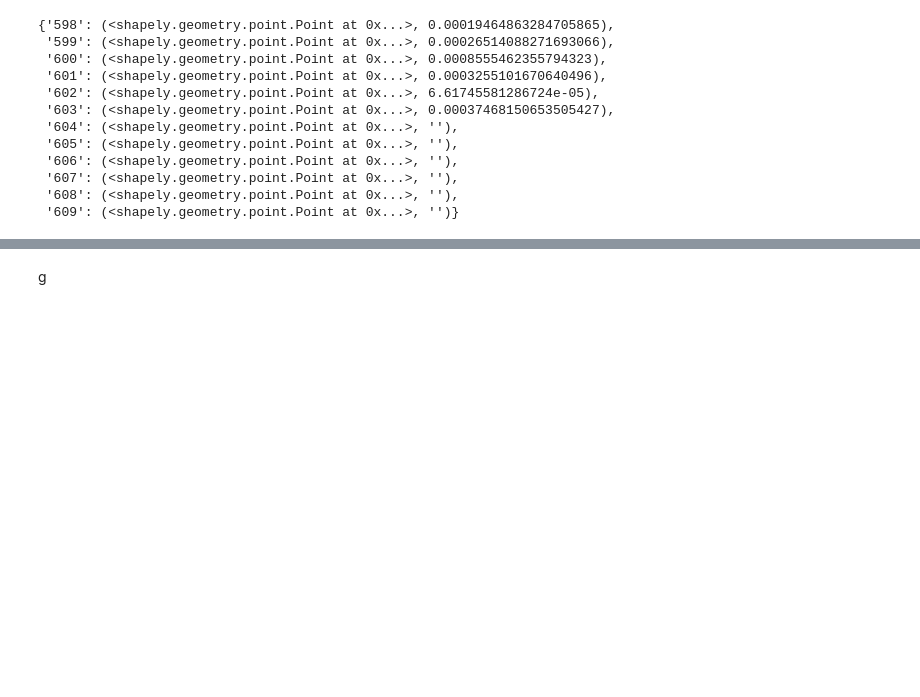
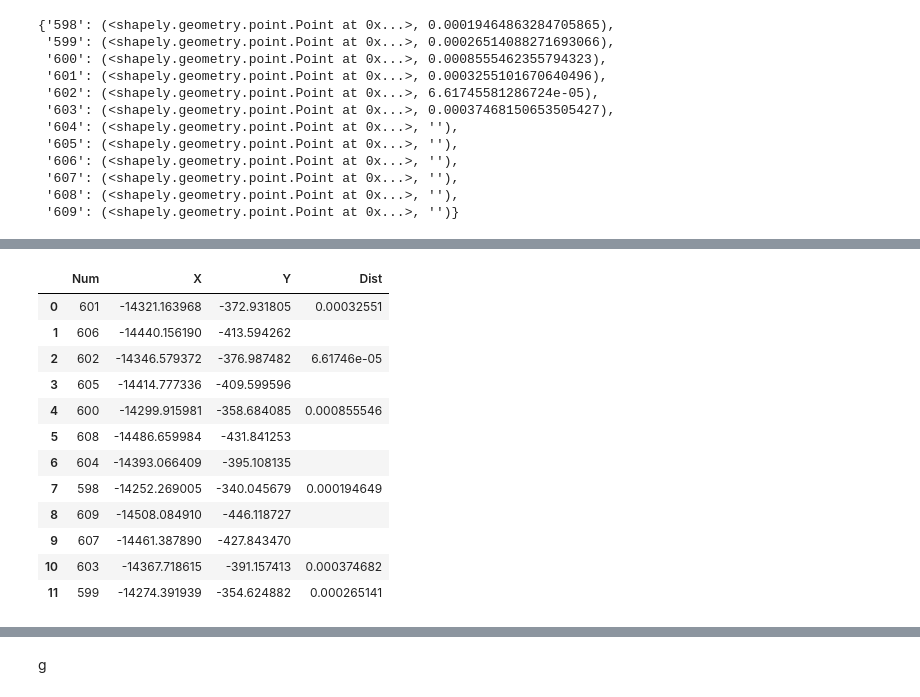
Before and after one commit to mexgil/bispor, a Jupyter notebook: Clean_shapely_chain.ipynb, the cells around one changed output, grey strips where cells are left out. Drawn from its saved outputs; the diff is of its cells as text; code cells hidden in the pictures; blank space fills up the shorter version.

```diff
--- a/Clean_shapely_chain.ipynb
+++ b/Clean_shapely_chain.ipynb
@@ -235,8 +257,6 @@ df01
 # %%
-import os
-
 path = r'data/chain'
-fls = [i for i in os.listdir(path) if '.csv' in i and '103' not i]
+fls = [i for i in os.listdir(path) if '.csv' in i and '103' not in i]
 fls
 # %% [output]
 ['104.csv', '105.csv']
@@ -358,0 +346,17 @@ list(zip(zz,['']*2))
+# %%
+stag_df = pd.DataFrame.from_records(stag_02,columns=['Num','X','Y','Dist'])
+stag_df
+# %% [output]
+|  | Num | X | Y | Dist |
+| 0 | 601 | -14321.163968 | -372.931805 | 0.00032551 |
+| 1 | 606 | -14440.156190 | -413.594262 |  |
+| 2 | 602 | -14346.579372 | -376.987482 | 6.61746e-05 |
+| 3 | 605 | -14414.777336 | -409.599596 |  |
+| 4 | 600 | -14299.915981 | -358.684085 | 0.000855546 |
+| 5 | 608 | -14486.659984 | -431.841253 |  |
+| 6 | 604 | -14393.066409 | -395.108135 |  |
+| 7 | 598 | -14252.269005 | -340.045679 | 0.000194649 |
+| 8 | 609 | -14508.084910 | -446.118727 |  |
+| 9 | 607 | -14461.387890 | -427.843470 |  |
+| 10 | 603 | -14367.718615 | -391.157413 | 0.000374682 |
+| 11 | 599 | -14274.391939 | -354.624882 | 0.000265141 |
```
Also changed, not shown: parts of 17 cells of this notebook, 5 other files.
